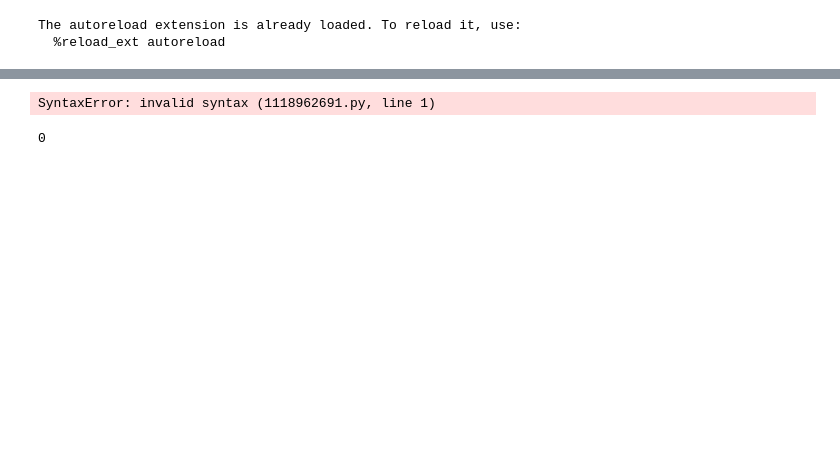
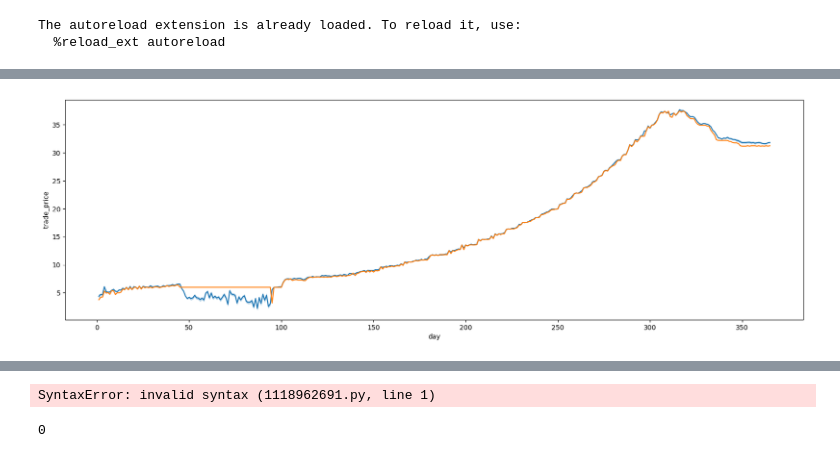
Before and after one commit to haberger/ModSimETS, a Jupyter notebook: modsim.ipynb, the cells around one changed output, grey strips where cells are left out. Cells and saved outputs as stored; diff of their text form; code cells hidden in the pictures; blank space fills up the shorter version.

```diff
--- a/modsim.ipynb
+++ b/modsim.ipynb
@@ -400,3 +359,11 @@ Name: state, Length: 1093, dtype: int64
+# %%
+
+plt.figure(figsize=(20, 6))
+sns.lineplot(x="day", y="trade_price", data=df)
+sns.lineplot(x="day", y="market_price", data=df)
+plt.show()
+# %% [output]
+[figure, added]
 # %%
 agent_df.groupby(["day", "state"]).sum()
 # %% [output]
```
Also changed, not shown: parts of 7 cells of this notebook, 1 other file.
